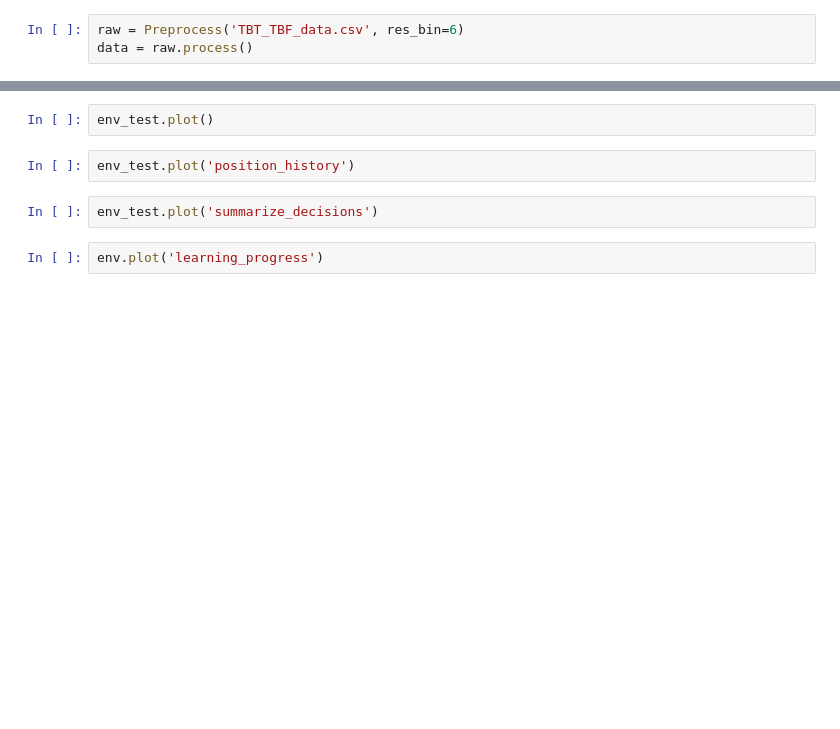
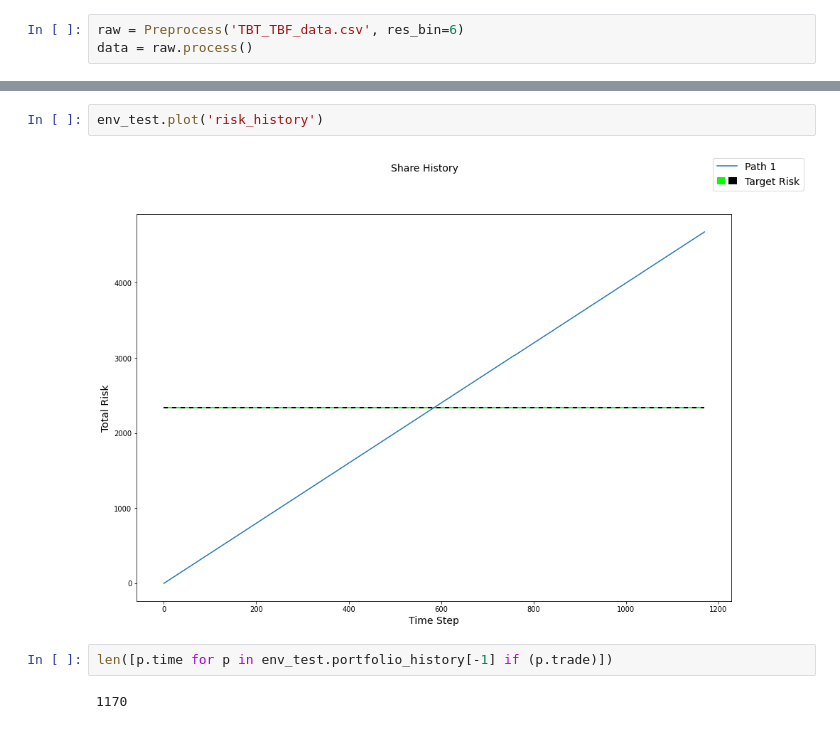
Before and after one commit to kew96/MicroPriceTradingRL, a Jupyter notebook: OptimalExecutionRL/DQN.ipynb, the cells around one changed output, grey strips where cells are left out. Saved outputs shown, nothing was run; the diff lists cells and outputs as text; blank space fills up the shorter version.

```diff
--- a/OptimalExecutionRL/DQN.ipynb
+++ b/OptimalExecutionRL/DQN.ipynb
@@ -82,8 +149,8 @@ AttributeError: 'OptimalExecutionEnvironment' object has no attribute '_portfoli
 # %%
-env_test.plot()
+env_test.plot('risk_history')
+# %% [output]
+[figure, added]
-# %%
-env_test.plot('position_history')
-# %%
-env_test.plot('summarize_decisions')
-# %%
-env.plot('learning_progress')
+# %%
+len([p.time for p in env_test.portfolio_history[-1] if (p.trade)])
+# %% [output]
+1170
```
Also changed, not shown: parts of 23 cells of this notebook, 4 other files.
